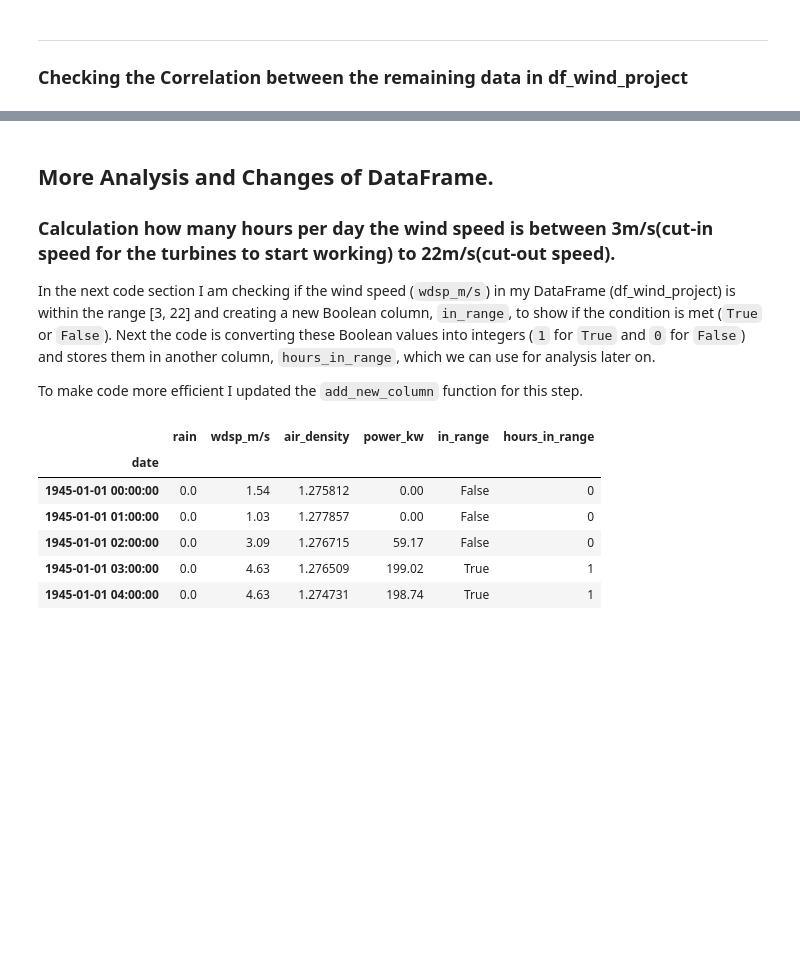
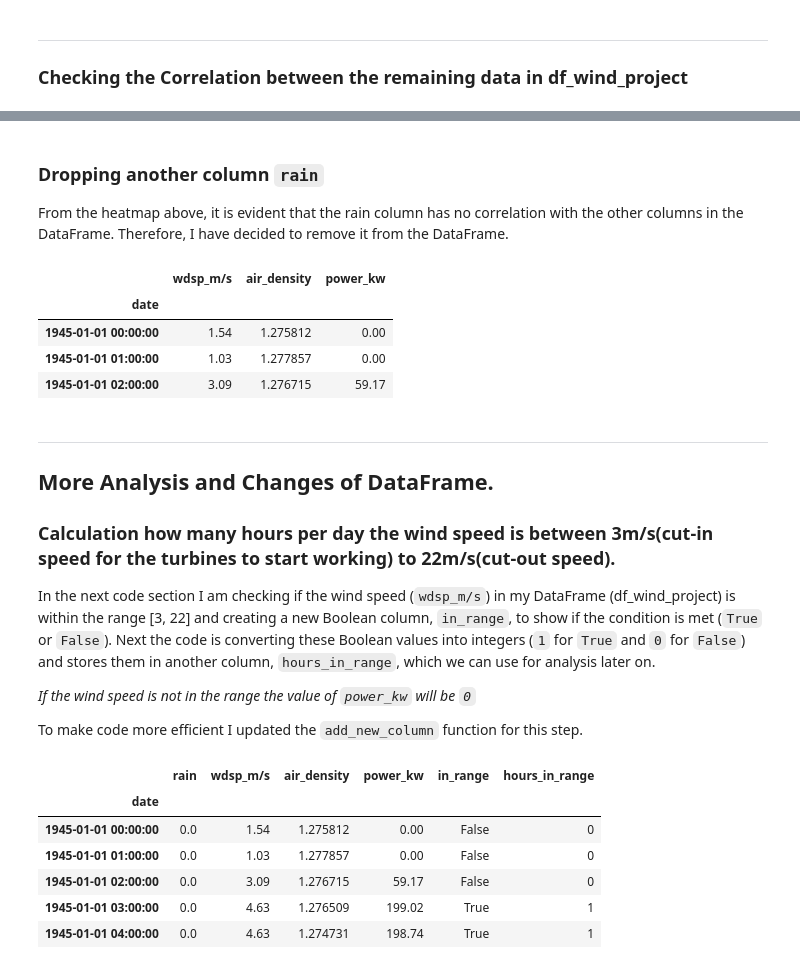
Before and after one commit to ermelinda-q/PFDA, a Jupyter notebook: project/project.ipynb, the cells around one changed output, grey strips where cells are left out. Drawn from its saved outputs; the diff is of its cells as text; code cells hidden in the pictures; blank space fills up the shorter version.

```diff
--- a/project/project.ipynb
+++ b/project/project.ipynb
@@ -357,10 +353,26 @@ plt.show()
+# %% [markdown]
+### Dropping another column `rain`
+
+From the heatmap above, it is evident that the rain column has no correlation with the other columns in the DataFrame. Therefore, I have decided to remove it from the DataFrame.
+# %%
+# Drop 'rain' and display just the 3 first rows to check the code worked.
+df_wind_project.drop(columns='rain').head(3)
+# %% [output]
+|  | wdsp_m/s | air_density | power_kw |
+| date |  |  |  |
+| 1945-01-01 00:00:00 | 1.54 | 1.275812 | 0.00 |
+| 1945-01-01 01:00:00 | 1.03 | 1.277857 | 0.00 |
+| 1945-01-01 02:00:00 | 3.09 | 1.276715 | 59.17 |
 # %% [markdown]
+***
 ## More Analysis and Changes of DataFrame.
 
 ### Calculation how many hours per day the wind speed is between 3m/s(cut-in speed for the turbines to start working) to 22m/s(cut-out speed).
 
 In the next code section I am checking if the wind speed (`wdsp_m/s`) in my DataFrame (df_wind_project) is within the range [3, 22] and creating a new Boolean column, `in_range`, to show if the condition is met (`True` or `False`). Next the code is converting these Boolean values into integers (`1` for `True` and `0` for `False`) and stores them in another column, `hours_in_range`, which we can use for analysis later on.
 
+_If the wind speed is not in the range the value of `power_kw` will be `0`_
+
 To make code more efficient I updated the `add_new_column` function for this step.
 # %%
 df_wind_project = add_new_column(df_wind_project, 'in_range')
```
Also changed, not shown: parts of 18 cells of this notebook, 6 other files.
